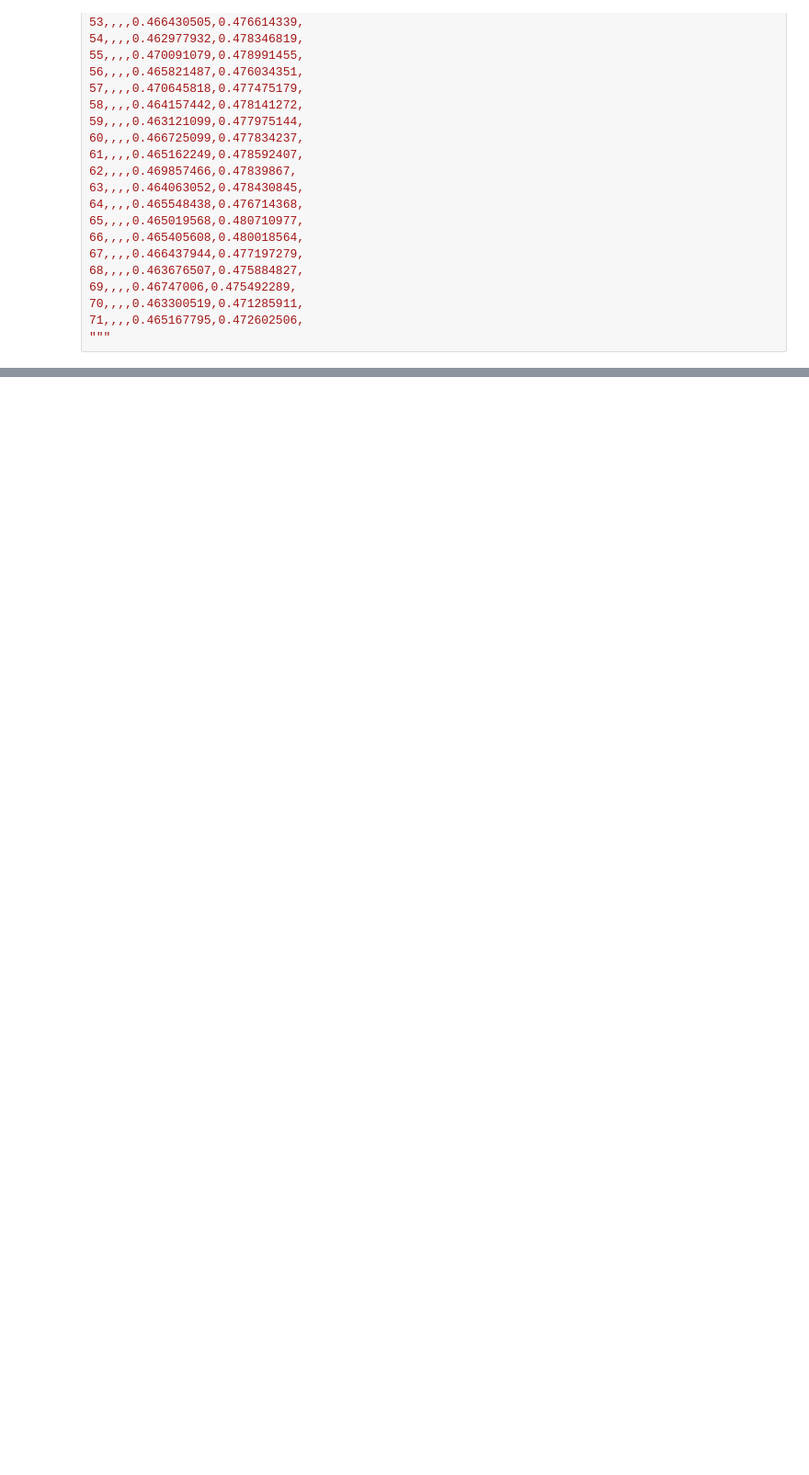
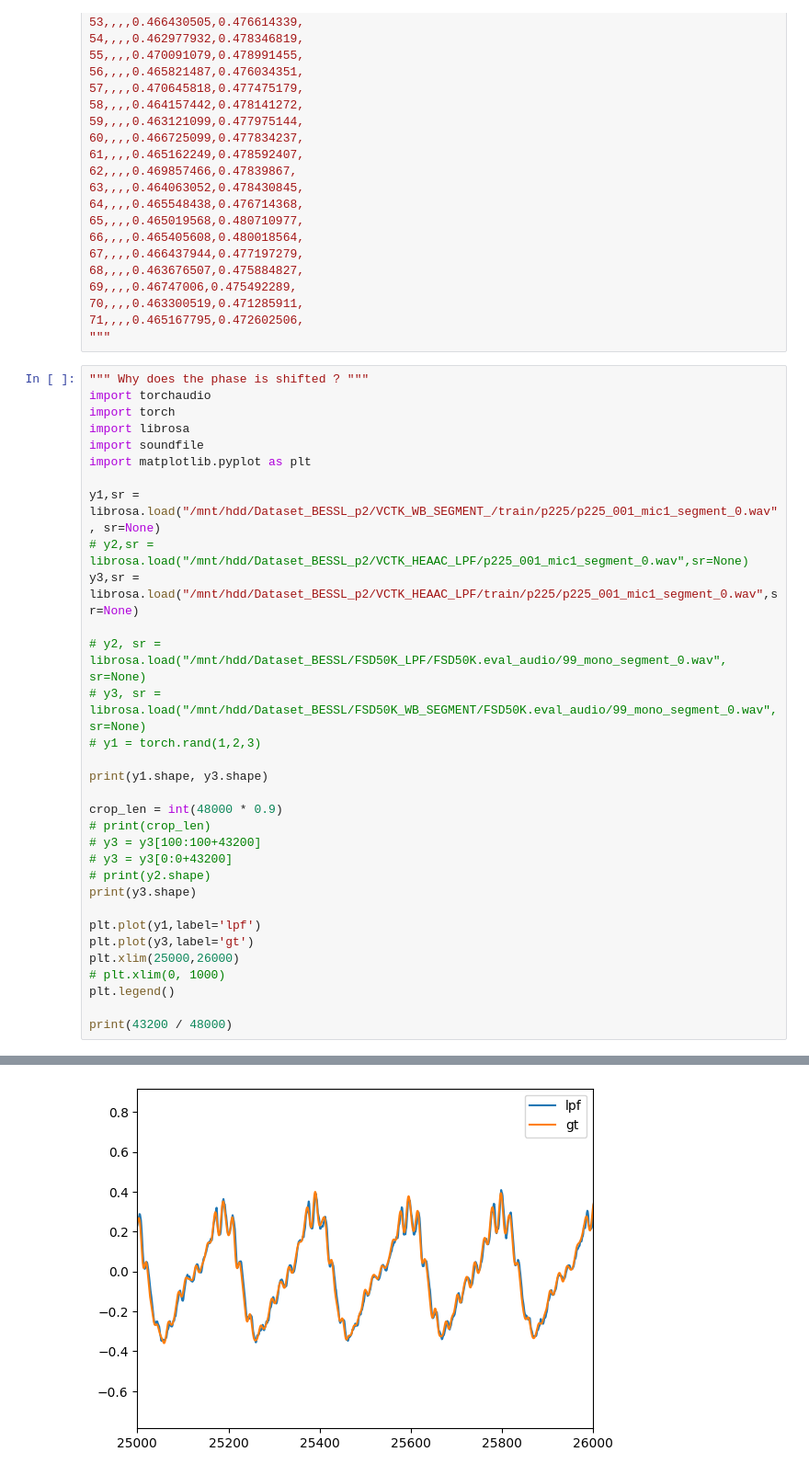
Before and after one commit to woongzip1/BESSL__, a Jupyter notebook: draw_losscurve.ipynb, the cells around one changed output, grey strips where cells are left out. Shown at 92% size. Cells and saved outputs as stored; diff of their text form; blank space fills up the shorter version.

```diff
--- a/draw_losscurve.ipynb
+++ b/draw_losscurve.ipynb
@@ -73,3 +73,36 @@ Step,baseline,noK,k4,k256,k16,k64
 70,,,,0.463300519,0.471285911,
 71,,,,0.465167795,0.472602506,
 """
+# %%
+""" Why does the phase is shifted ? """
+import torchaudio
+import torch
+import librosa
+import soundfile
+import matplotlib.pyplot as plt
+
+y1,sr = librosa.load("/mnt/hdd/Dataset_BESSL_p2/VCTK_WB_SEGMENT_/train/p225/p225_001_mic1_segment_0.wav", sr=None)
+# y2,sr = librosa.load("/mnt/hdd/Dataset_BESSL_p2/VCTK_HEAAC_LPF/p225_001_mic1_segment_0.wav",sr=None)
+y3,sr = librosa.load("/mnt/hdd/Dataset_BESSL_p2/VCTK_HEAAC_LPF/train/p225/p225_001_mic1_segment_0.wav",sr=None)
+
+# y2, sr = librosa.load("/mnt/hdd/Dataset_BESSL/FSD50K_LPF/FSD50K.eval_audio/99_mono_segment_0.wav", sr=None)
+# y3, sr = librosa.load("/mnt/hdd/Dataset_BESSL/FSD50K_WB_SEGMENT/FSD50K.eval_audio/99_mono_segment_0.wav", sr=None)
+# y1 = torch.rand(1,2,3)
+
+print(y1.shape, y3.shape)
+
+crop_len = int(48000 * 0.9)
+# print(crop_len)
+# y3 = y3[100:100+43200]
+# y3 = y3[0:0+43200]
+# print(y2.shape)
+print(y3.shape)
+
+plt.plot(y1,label='lpf')
+plt.plot(y3,label='gt')
+plt.xlim(25000,26000)
+# plt.xlim(0, 1000)
+plt.legend()
+
+print(43200 / 48000)
+# %% [output]
@@ -75,0 +112 @@ Step,baseline,noK,k4,k256,k16,k64
+[figure, added]
```
Also changed, not shown: parts of 5 cells of this notebook, 7 other files.
